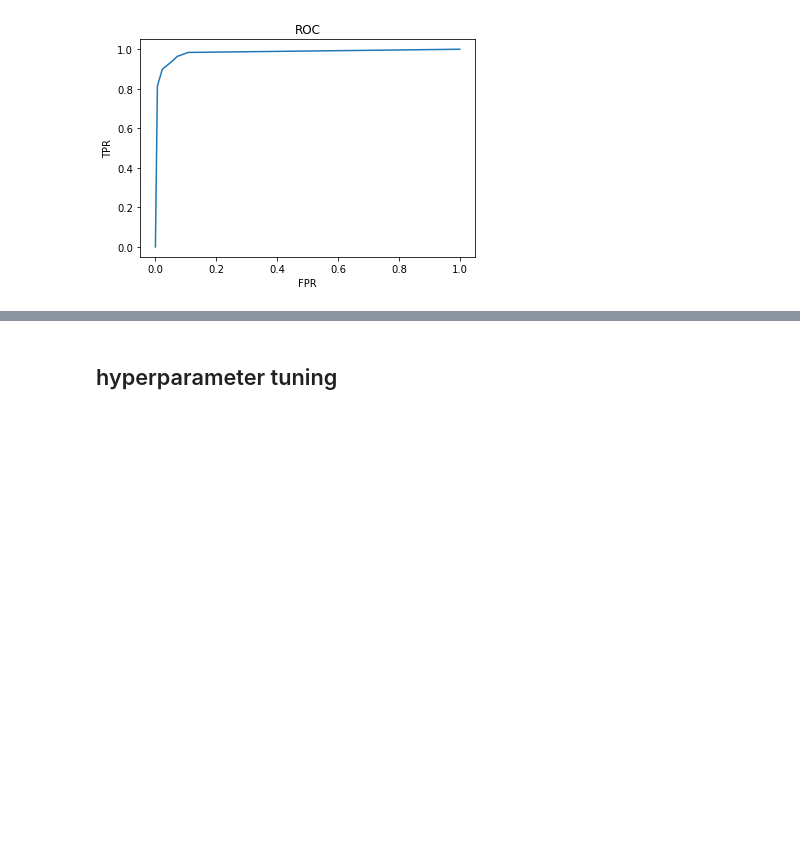
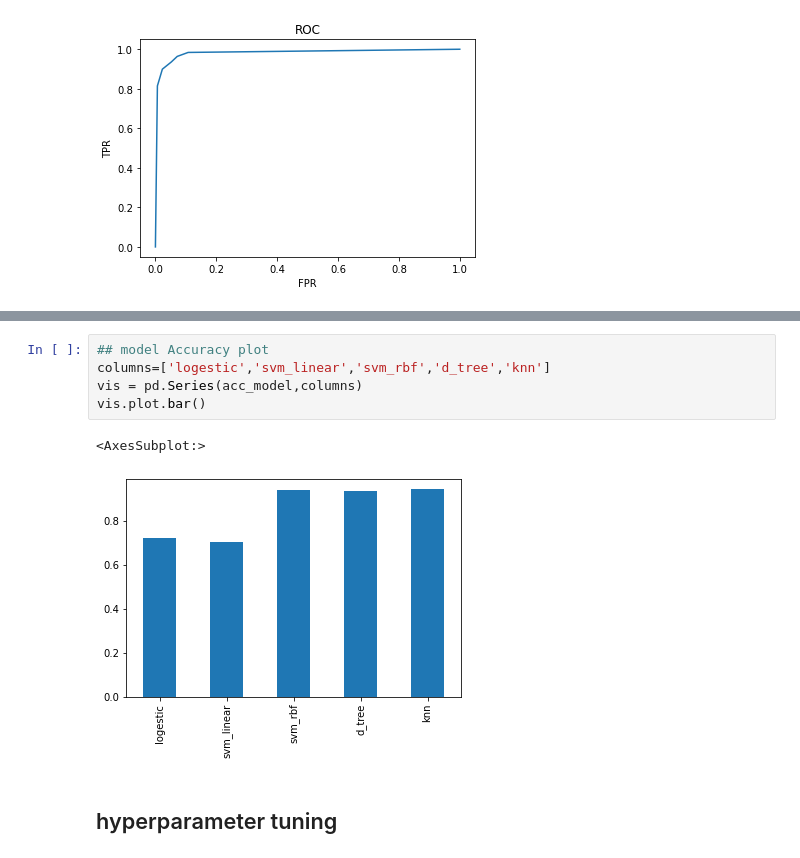
Before and after one commit to Utukoori/Innomatics_Internship, a Jupyter notebook: Hackathon April 3rd/Hackothon_April_3rd.ipynb, the cells around one changed output, grey strips where cells are left out. Drawn from its saved outputs; the diff is of its cells as text; blank space fills up the shorter version.

```diff
--- a/Hackathon April 3rd/Hackothon_April_3rd.ipynb
+++ b/Hackathon April 3rd/Hackothon_April_3rd.ipynb
@@ -276,3 +275,11 @@ KeyError: 0
+# %%
+## model Accuracy plot
+columns=['logestic','svm_linear','svm_rbf','d_tree','knn']
+vis = pd.Series(acc_model,columns)
+vis.plot.bar()
+# %% [output]
+<AxesSubplot:>
+[figure, added]
 # %% [markdown]
 ## hyperparameter tuning
 # %% [markdown]
```
Also changed, not shown: parts of 14 cells of this notebook.
